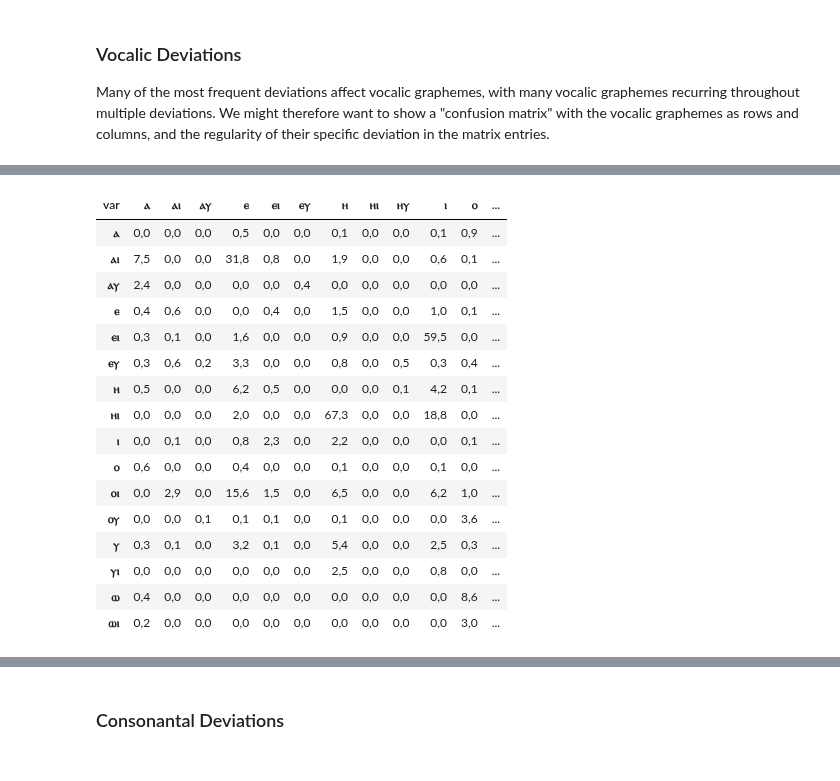
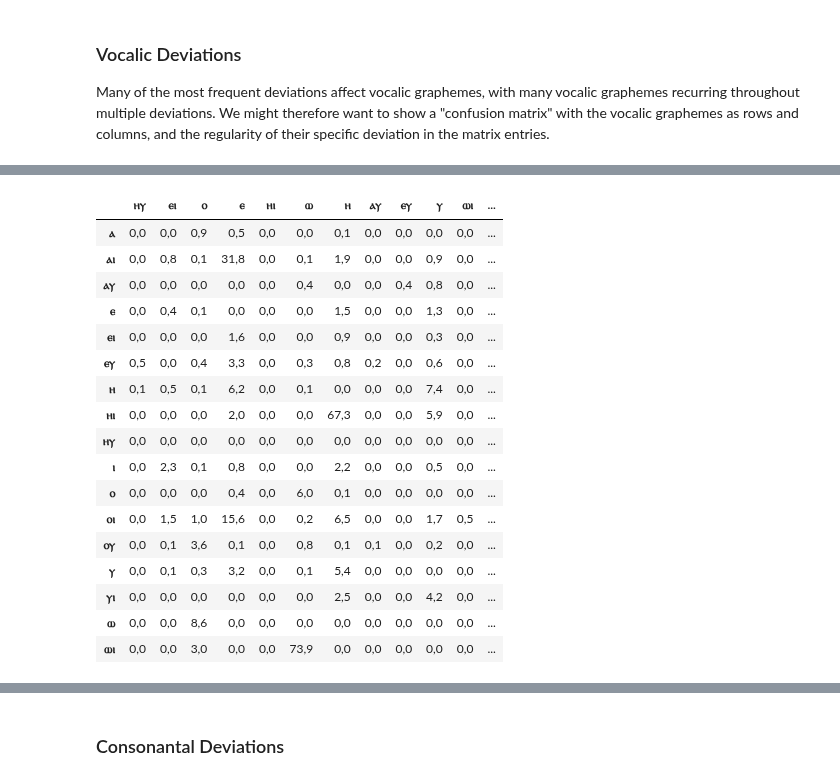
Before and after one commit to kmein/greek-coptic, a Jupyter notebook: greek-coptic.ipynb, the cells around one changed output, grey strips where cells are left out. Saved outputs shown, nothing was run; the diff lists cells and outputs as text; code cells hidden in the pictures.

```diff
--- a/greek-coptic.ipynb
+++ b/greek-coptic.ipynb
@@ -209,6 +209,21 @@ def unify_date(row):
         return None
 
 df["date_approximate"] = df.apply(unify_date, axis=1)
+
+earliest_date = df["earliest"].min()
+latest_date = df["latest"].max()
+
+def get_date_range(row):
+    if not math.isnan(row["latest"]) and not math.isnan(row["earliest"]):
+        return (row["earliest"], row["latest"])
+    elif not math.isnan(row["latest"]):
+        return (earliest_date, row["latest"])
+    elif not math.isnan(row["earliest"]):
+        return (row["earliest"], latest_date)
+    else:
+        return (earliest_date, latest_date)
+
+df["date_range"] = df.apply(get_date_range, axis=1)
 # %% [markdown]
 We get the following distribution of attestations of Greek words in total:
 # %%
@@ -256,7 +296,7 @@ per_dialect
 Next, it makes sense to strip some columns from the table. For our analysis of orthographical deviation, we only need the `orthography` and `greek_lemma` columns (for comparing them against each other).
 For further analysis of factors such as date or dialect, we also keep the `dialect` column as well as our new `date_approximate` column.
 # %%
-df_simple = df[["orthography", "greek_lemma", "dialect_group", "date_approximate", "latest", "earliest"]]
+df_simple = df[["orthography", "greek_lemma", "dialect_group", "date_approximate", "latest", "earliest", "date_range", "manuscript_text"]]
 # %% [markdown]
 We also want to remove any rows which for some reason either lack an `orthography` or a `greek_lemma`. We need both for our analysis.
 # %%
@@ -1107,8 +1147,18 @@ Many of the most frequent deviations affect vocalic graphemes, with many vocalic
 We might therefore want to show a "confusion matrix" with the vocalic graphemes as rows and columns, and the regularity of their specific deviation in the matrix entries.
 # %%
 df_diff_vocalic = df_diff[df_diff["norm"].isin(vowels | diphthongs) & df_diff["var"].isin(vowels | diphthongs)]
-vowel_frequency = pd.crosstab(df_diff_vocalic["norm"], df_diff_vocalic["var"])
-vowel_frequency = vowel_frequency.loc[vowel_frequency.any(axis=1), vowel_frequency.any(axis=0)]
+vowel_frequency_data = pd.crosstab(df_diff_vocalic["norm"], df_diff_vocalic["var"])
+
+# Get the unique indices and columns
+unique_labels = list(set(vowel_frequency_data.index).union(set(vowel_frequency_data.columns)))
+
+# Create a new DataFrame with the unique labels as both index and columns
+vowel_frequency = pd.DataFrame(0, index=unique_labels, columns=unique_labels)
+
+# Update the new DataFrame with the values from the original crosstab
+vowel_frequency.update(vowel_frequency_data)
+
+# Now you can write the square crosstab to your table
 write_table(vowel_frequency, "vowel_frequency", heatmap=True, caption="Abweichungen bei vokalischen Graphemen: Häufigkeit")
 vowel_frequency.style.background_gradient(axis=None, cmap=cm)
 # %% [output]
@@ -1133,24 +1277,24 @@ vowel_frequency.style.background_gradient(axis=None, cmap=cm)
 # %%
-vowel_occurrences = pd.Series({x: df_diff["greek_lemma"].str.count(x).sum() for x in vowels | diphthongs})
 vowel_regularity = 100 * vowel_frequency.div(vowel_occurrences, axis="rows").fillna(0)
-vowel_regularity = vowel_regularity.loc[vowel_regularity.any(axis=1), vowel_regularity.any(axis=0)]
+#vowel_regularity = vowel_regularity.loc[vowel_regularity.any(axis=1), vowel_regularity.any(axis=0)]
 write_table(vowel_regularity, "vowel_regularity", heatmap=True, caption="Abweichungen bei vokalischen Graphemen: Regelmäßigkeit")
 vowel_regularity.style.background_gradient(axis=None, cmap=cm)
 # %% [output]
-| var | ⲁ | ⲁⲓ | ⲁⲩ | ⲉ | ⲉⲓ | ⲉⲩ | ⲏ | ⲏⲓ | ⲏⲩ | ⲓ | ⲟ | ... |
-| ⲁ | 0,0 | 0,0 | 0,0 | 0,5 | 0,0 | 0,0 | 0,1 | 0,0 | 0,0 | 0,1 | 0,9 | ... |
-| ⲁⲓ | 7,5 | 0,0 | 0,0 | 31,8 | 0,8 | 0,0 | 1,9 | 0,0 | 0,0 | 0,6 | 0,1 | ... |
-| ⲁⲩ | 2,4 | 0,0 | 0,0 | 0,0 | 0,0 | 0,4 | 0,0 | 0,0 | 0,0 | 0,0 | 0,0 | ... |
-| ⲉ | 0,4 | 0,6 | 0,0 | 0,0 | 0,4 | 0,0 | 1,5 | 0,0 | 0,0 | 1,0 | 0,1 | ... |
-| ⲉⲓ | 0,3 | 0,1 | 0,0 | 1,6 | 0,0 | 0,0 | 0,9 | 0,0 | 0,0 | 59,5 | 0,0 | ... |
-| ⲉⲩ | 0,3 | 0,6 | 0,2 | 3,3 | 0,0 | 0,0 | 0,8 | 0,0 | 0,5 | 0,3 | 0,4 | ... |
-| ⲏ | 0,5 | 0,0 | 0,0 | 6,2 | 0,5 | 0,0 | 0,0 | 0,0 | 0,1 | 4,2 | 0,1 | ... |
-| ⲏⲓ | 0,0 | 0,0 | 0,0 | 2,0 | 0,0 | 0,0 | 67,3 | 0,0 | 0,0 | 18,8 | 0,0 | ... |
-| ⲓ | 0,0 | 0,1 | 0,0 | 0,8 | 2,3 | 0,0 | 2,2 | 0,0 | 0,0 | 0,0 | 0,1 | ... |
-| ⲟ | 0,6 | 0,0 | 0,0 | 0,4 | 0,0 | 0,0 | 0,1 | 0,0 | 0,0 | 0,1 | 0,0 | ... |
-| ⲟⲓ | 0,0 | 2,9 | 0,0 | 15,6 | 1,5 | 0,0 | 6,5 | 0,0 | 0,0 | 6,2 | 1,0 | ... |
-| ⲟⲩ | 0,0 | 0,0 | 0,1 | 0,1 | 0,1 | 0,0 | 0,1 | 0,0 | 0,0 | 0,0 | 3,6 | ... |
-| ⲩ | 0,3 | 0,1 | 0,0 | 3,2 | 0,1 | 0,0 | 5,4 | 0,0 | 0,0 | 2,5 | 0,3 | ... |
-| ⲩⲓ | 0,0 | 0,0 | 0,0 | 0,0 | 0,0 | 0,0 | 2,5 | 0,0 | 0,0 | 0,8 | 0,0 | ... |
-| ⲱ | 0,4 | 0,0 | 0,0 | 0,0 | 0,0 | 0,0 | 0,0 | 0,0 | 0,0 | 0,0 | 8,6 | ... |
-| ⲱⲓ | 0,2 | 0,0 | 0,0 | 0,0 | 0,0 | 0,0 | 0,0 | 0,0 | 0,0 | 0,0 | 3,0 | ... |
+|  | ⲏⲩ | ⲉⲓ | ⲟ | ⲉ | ⲏⲓ | ⲱ | ⲏ | ⲁⲩ | ⲉⲩ | ⲩ | ⲱⲓ | ... |
+| ⲁ | 0,0 | 0,0 | 0,9 | 0,5 | 0,0 | 0,0 | 0,1 | 0,0 | 0,0 | 0,0 | 0,0 | ... |
+| ⲁⲓ | 0,0 | 0,8 | 0,1 | 31,8 | 0,0 | 0,1 | 1,9 | 0,0 | 0,0 | 0,9 | 0,0 | ... |
+| ⲁⲩ | 0,0 | 0,0 | 0,0 | 0,0 | 0,0 | 0,4 | 0,0 | 0,0 | 0,4 | 0,8 | 0,0 | ... |
+| ⲉ | 0,0 | 0,4 | 0,1 | 0,0 | 0,0 | 0,0 | 1,5 | 0,0 | 0,0 | 1,3 | 0,0 | ... |
+| ⲉⲓ | 0,0 | 0,0 | 0,0 | 1,6 | 0,0 | 0,0 | 0,9 | 0,0 | 0,0 | 0,3 | 0,0 | ... |
+| ⲉⲩ | 0,5 | 0,0 | 0,4 | 3,3 | 0,0 | 0,3 | 0,8 | 0,2 | 0,0 | 0,6 | 0,0 | ... |
+| ⲏ | 0,1 | 0,5 | 0,1 | 6,2 | 0,0 | 0,1 | 0,0 | 0,0 | 0,0 | 7,4 | 0,0 | ... |
+| ⲏⲓ | 0,0 | 0,0 | 0,0 | 2,0 | 0,0 | 0,0 | 67,3 | 0,0 | 0,0 | 5,9 | 0,0 | ... |
+| ⲏⲩ | 0,0 | 0,0 | 0,0 | 0,0 | 0,0 | 0,0 | 0,0 | 0,0 | 0,0 | 0,0 | 0,0 | ... |
+| ⲓ | 0,0 | 2,3 | 0,1 | 0,8 | 0,0 | 0,0 | 2,2 | 0,0 | 0,0 | 0,5 | 0,0 | ... |
+| ⲟ | 0,0 | 0,0 | 0,0 | 0,4 | 0,0 | 6,0 | 0,1 | 0,0 | 0,0 | 0,0 | 0,0 | ... |
+| ⲟⲓ | 0,0 | 1,5 | 1,0 | 15,6 | 0,0 | 0,2 | 6,5 | 0,0 | 0,0 | 1,7 | 0,5 | ... |
+| ⲟⲩ | 0,0 | 0,1 | 3,6 | 0,1 | 0,0 | 0,8 | 0,1 | 0,1 | 0,0 | 0,2 | 0,0 | ... |
+| ⲩ | 0,0 | 0,1 | 0,3 | 3,2 | 0,0 | 0,1 | 5,4 | 0,0 | 0,0 | 0,0 | 0,0 | ... |
+| ⲩⲓ | 0,0 | 0,0 | 0,0 | 0,0 | 0,0 | 0,0 | 2,5 | 0,0 | 0,0 | 4,2 | 0,0 | ... |
+| ⲱ | 0,0 | 0,0 | 8,6 | 0,0 | 0,0 | 0,0 | 0,0 | 0,0 | 0,0 | 0,0 | 0,0 | ... |
+| ⲱⲓ | 0,0 | 0,0 | 3,0 | 0,0 | 0,0 | 73,9 | 0,0 | 0,0 | 0,0 | 0,0 | 0,0 | ... |
```
Also changed, not shown: parts of 53 cells of this notebook, 1 other file.
